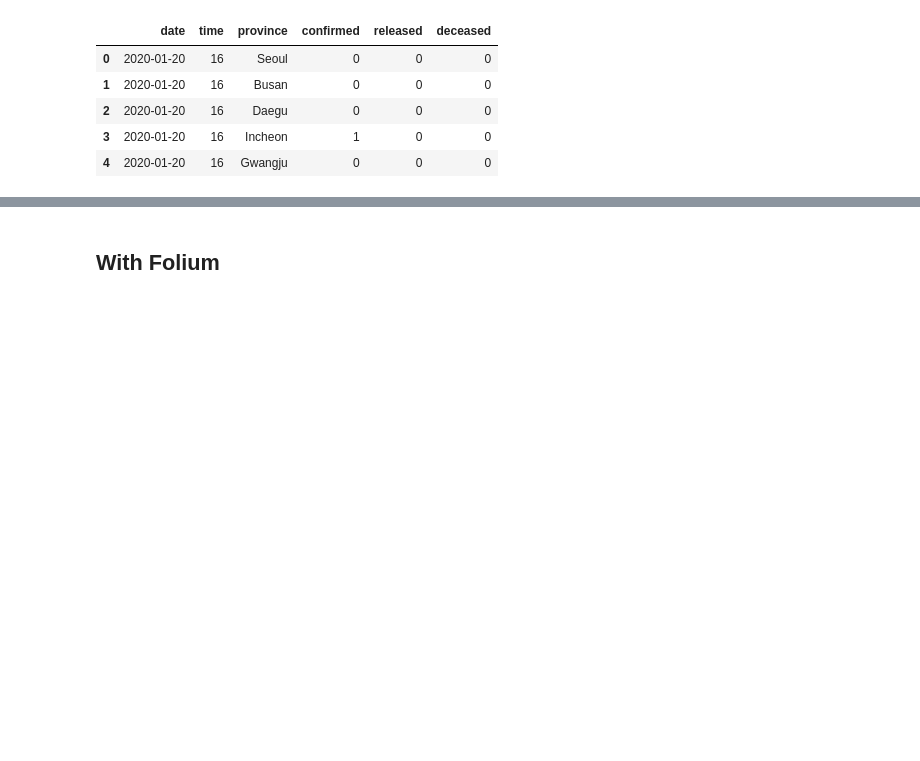
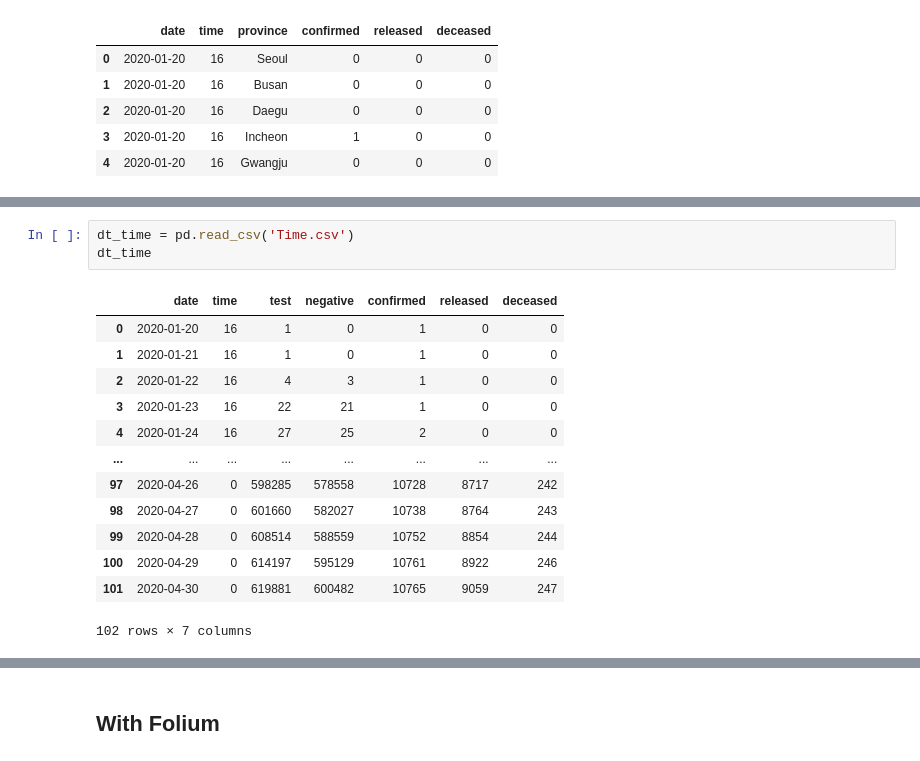
Before and after one commit to saitros/continuous_commit, a Jupyter notebook: Python/Visualization/Kor_COVID_19_Visualize.ipynb, the cells around one changed output, grey strips where cells are left out. Saved outputs shown, nothing was run; the diff lists cells and outputs as text; blank space fills up the shorter version.

```diff
--- a/Python/Visualization/Kor_COVID_19_Visualize.ipynb
+++ b/Python/Visualization/Kor_COVID_19_Visualize.ipynb
@@ -386,3 +403,20 @@ fig = px.treemap(df_tp, path = ['korea', 'province'], values='deceased', color='
 fig.show()
 # %% [output]
 [interactive output not drawn]
+# %%
+dt_time = pd.read_csv('Time.csv')
+dt_time
+# %% [output]
+|  | date | time | test | negative | confirmed | released | deceased |
+| 0 | 2020-01-20 | 16 | 1 | 0 | 1 | 0 | 0 |
+| 1 | 2020-01-21 | 16 | 1 | 0 | 1 | 0 | 0 |
+| 2 | 2020-01-22 | 16 | 4 | 3 | 1 | 0 | 0 |
+| 3 | 2020-01-23 | 16 | 22 | 21 | 1 | 0 | 0 |
+| 4 | 2020-01-24 | 16 | 27 | 25 | 2 | 0 | 0 |
+| ... | ... | ... | ... | ... | ... | ... | ... |
+| 97 | 2020-04-26 | 0 | 598285 | 578558 | 10728 | 8717 | 242 |
+| 98 | 2020-04-27 | 0 | 601660 | 582027 | 10738 | 8764 | 243 |
+| 99 | 2020-04-28 | 0 | 608514 | 588559 | 10752 | 8854 | 244 |
+| 100 | 2020-04-29 | 0 | 614197 | 595129 | 10761 | 8922 | 246 |
+| 101 | 2020-04-30 | 0 | 619881 | 600482 | 10765 | 9059 | 247 |
+102 rows × 7 columns
```
Also changed, not shown: parts of 27 cells of this notebook.
